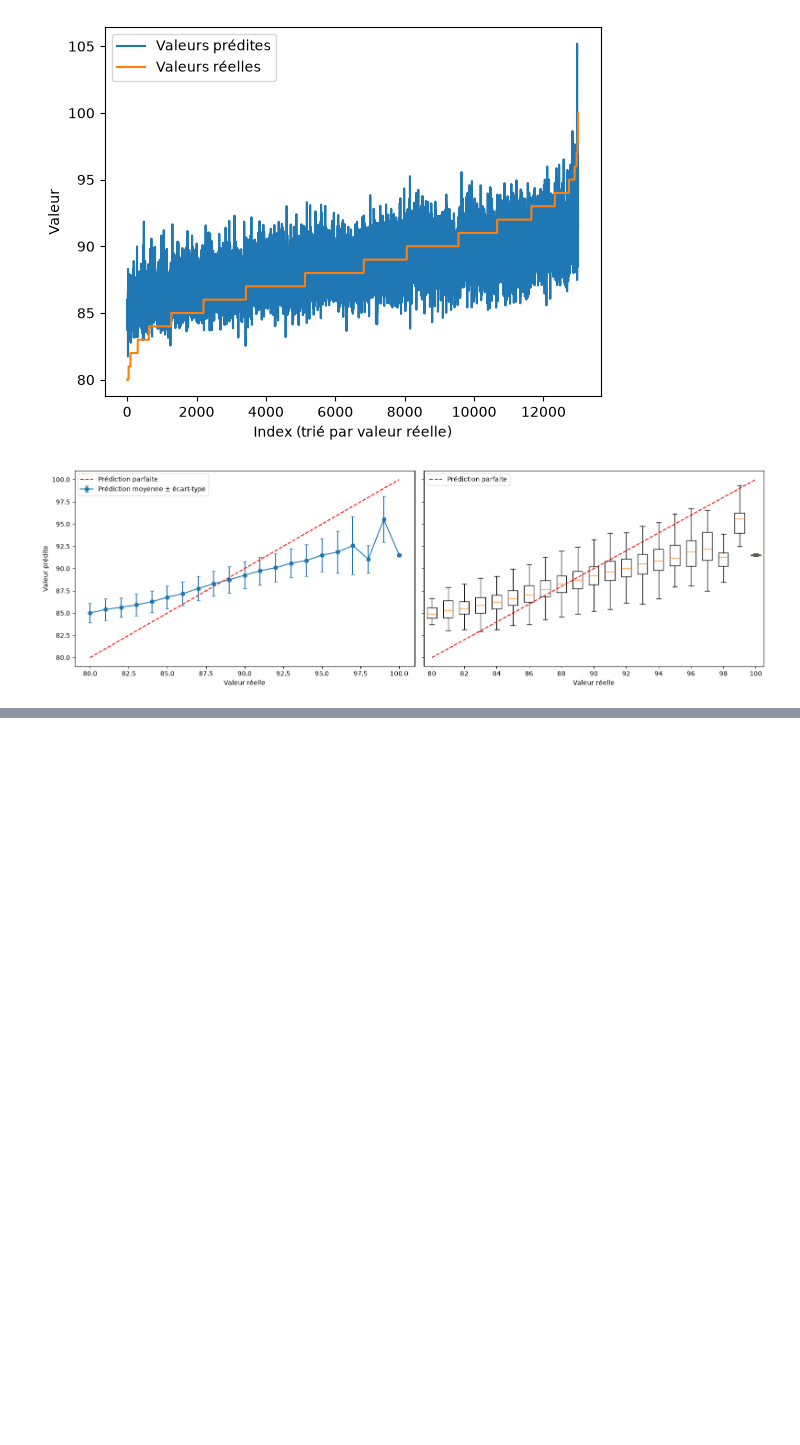
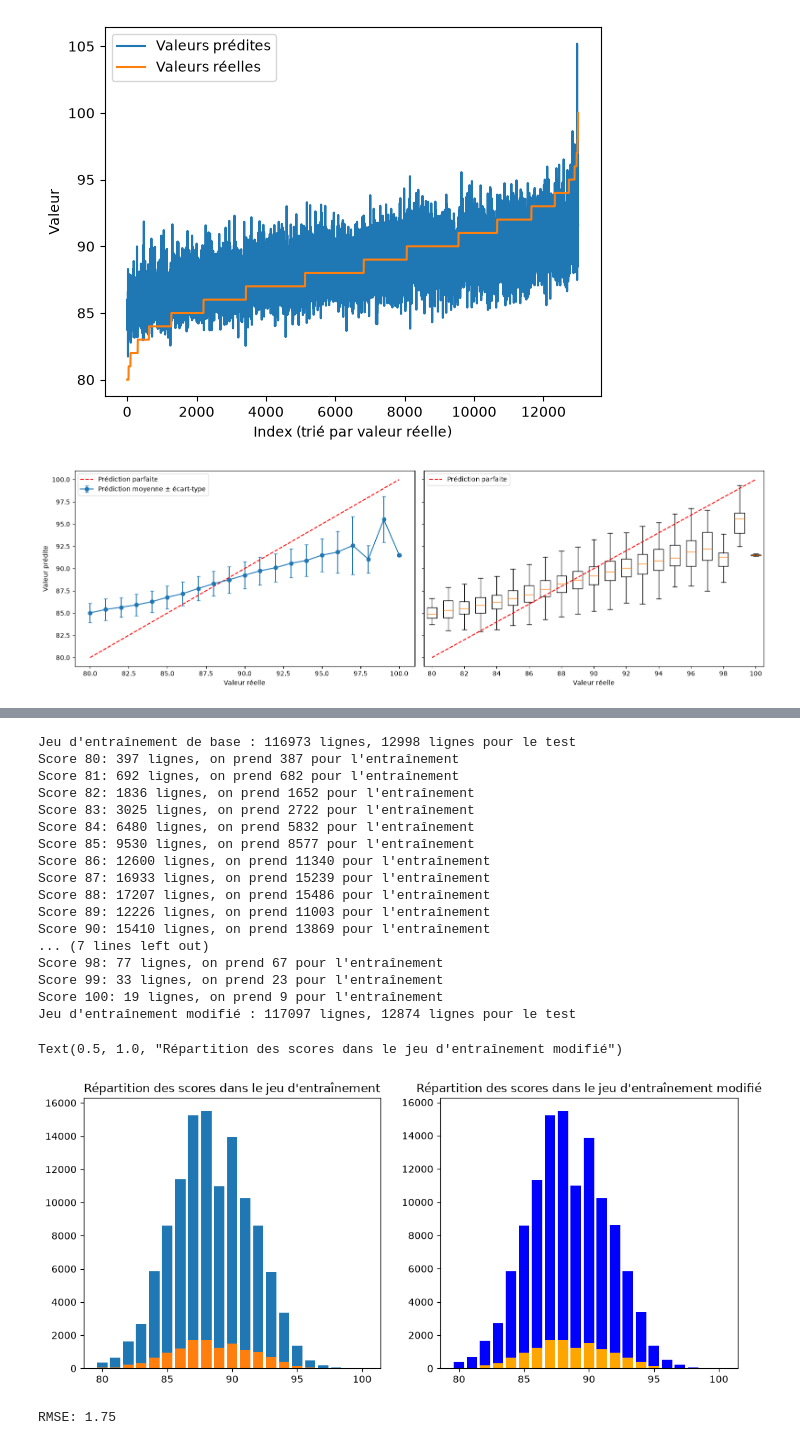
Before and after one commit to Alexso1010/Wine-Cloud, a Jupyter notebook: vin.ipynb, the cells around one changed output, grey strips where cells are left out. Drawn from its saved outputs; the diff is of its cells as text; code cells hidden in the pictures; blank space fills up the shorter version.

```diff
--- a/vin.ipynb
+++ b/vin.ipynb
@@ -736,0 +780,10 @@ plot_predictions_vs_true(Ytest, y_pred_sgd)
+# %%
+from sklearn.preprocessing import OneHotEncoder
+
+enc = OneHotEncoder(handle_unknown='ignore', sparse_output=False)
+
+
+X_int = enc.fit_transform(X_int)
+X = np.concatenate([X_int, X_prix, X_desc], axis=1)
+print("Catégories trouvées, colonne par colonne: \n", enc.categories_)
+print("Echantillon transformé: \n", X[0,:], Y[0])
@@ -736,0 +808,5 @@ plot_predictions_vs_true(Ytest, y_pred_sgd)
+# %%
+X_sansprix = np.concatenate([X_int, X_desc], axis=1)
+Xtrainsp, Xtestsp, Ytrainsp, Ytestsp = sklearn.model_selection.train_test_split(X_sansprix, Y, test_size=0.1, random_state=42)
+
+Xtrain, Xtest, Ytrain, Ytest = sklearn.model_selection.train_test_split(X, Y, test_size=0.1, random_state=42)
@@ -736,0 +833,65 @@ plot_predictions_vs_true(Ytest, y_pred_sgd)
+# %%
+Xtrain, Xtest, Ytrain, Ytest = sklearn.model_selection.train_test_split(X, Y, test_size=0.1, random_state=42)
+print(f"Jeu d'entraînement de base : {len(Xtrain)} lignes, {len(Xtest)} lignes pour le test")
+ytraindf = pd.DataFrame(Ytrain, columns=["points"])
+ytestdf = pd.DataFrame(Ytest, columns=["points"])
+figure = plt.figure(figsize=(12, 5))
+plt.subplot(1, 2, 1)
+plt.bar(ytraindf['points'].value_counts().index, ytraindf['points'].value_counts())
+plt.bar(ytestdf['points'].value_counts().index, ytestdf['points'].value_counts())
+plt.title("Répartition des scores dans le jeu d'entraînement")
+
+
+rng = np.random.default_rng(42)
+
+train_idx = []
+for val in np.unique(Y):
+    idx = np.where(Y == val)[0]                  # rows with this score
+    n = len(idx)
+    n_take = min(n-10, max(int(0.9 * n), 1000))      # max(10%, 100), but never more than n
+    print(f"Score {val}: {n} lignes, on prend {n_take} pour l'entraînement")
+    train_idx.append(rng.choice(idx, size=n_take, replace=False))
+train_idx = np.concatenate(train_idx)
+test_idx = np.setdiff1d(np.arange(len(Y)), train_idx)
+
+Xtrain, Ytrain = X[train_idx], Y[train_idx]
+Xtest,  Ytest  = X[test_idx],  Y[test_idx]
+
+print(f"Jeu d'entraînement modifié : {len(Xtrain)} lignes, {len(Xtest)} lignes pour le test")
+
+ytraindf = pd.DataFrame(Ytrain, columns=["points"])
+ytestdf = pd.DataFrame(Ytest, columns=["points"])
+
+
+plt.subplot(1, 2, 2)
+plt.bar(ytraindf['points'].value_counts().index, ytraindf['points'].value_counts(),color='blue')
+plt.bar(ytestdf['points'].value_counts().index, ytestdf['points'].value_counts(),color='orange')
+plt.title("Répartition des scores dans le jeu d'entraînement modifié")
+# %% [output]
+Jeu d'entraînement de base : 116973 lignes, 12998 lignes pour le test
+Score 80: 397 lignes, on prend 387 pour l'entraînement
+Score 81: 692 lignes, on prend 682 pour l'entraînement
+Score 82: 1836 lignes, on prend 1652 pour l'entraînement
+Score 83: 3025 lignes, on prend 2722 pour l'entraînement
+Score 84: 6480 lignes, on prend 5832 pour l'entraînement
+Score 85: 9530 lignes, on prend 8577 pour l'entraînement
+Score 86: 12600 lignes, on prend 11340 pour l'entraînement
+Score 87: 16933 lignes, on prend 15239 pour l'entraînement
+Score 88: 17207 lignes, on prend 15486 pour l'entraînement
+Score 89: 12226 lignes, on prend 11003 pour l'entraînement
+Score 90: 15410 lignes, on prend 13869 pour l'entraînement
+... (7 lines left out)
+Score 98: 77 lignes, on prend 67 pour l'entraînement
+Score 99: 33 lignes, on prend 23 pour l'entraînement
+Score 100: 19 lignes, on prend 9 pour l'entraînement
+Jeu d'entraînement modifié : 117097 lignes, 12874 lignes pour le test
+Text(0.5, 1.0, "Répartition des scores dans le jeu d'entraînement modifié")
+[figure, added]
+# %%
+bst = xgb.XGBRegressor(learning_rate=0.05, max_depth=7, n_estimators=500, subsample=0.6, random_state=42)
+bst.fit(Xtrain, Ytrain)
+y_pred = bst.predict(Xtest)
+rmse = np.sqrt(mean_squared_error(Ytest, y_pred))
+print(f"RMSE: {rmse:.2f}")
+# %% [output]
+RMSE: 1.75
```
Also changed, not shown: parts of 9 cells of this notebook.
